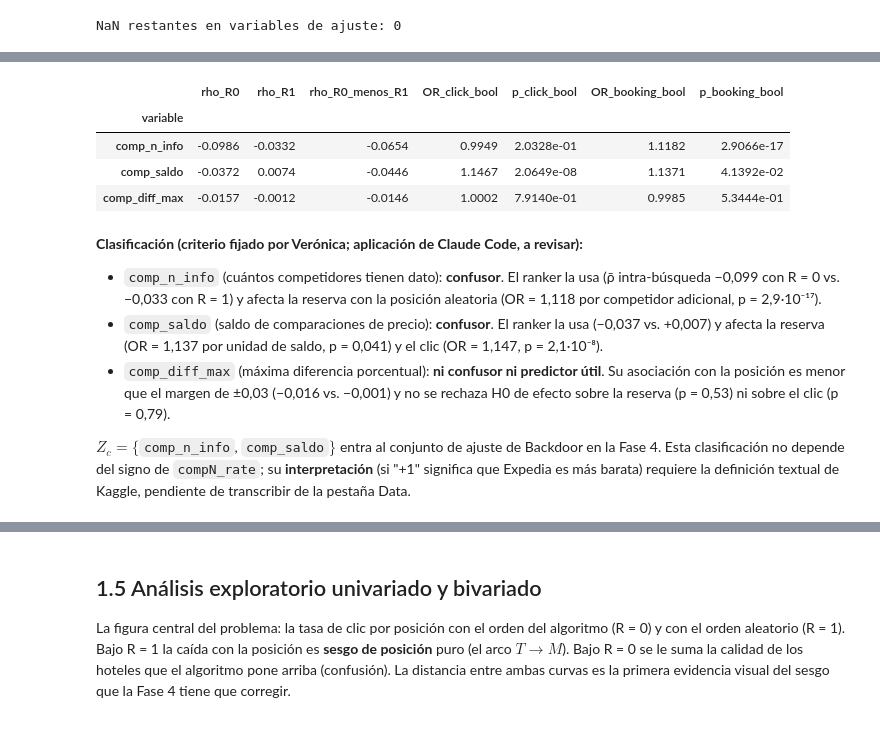
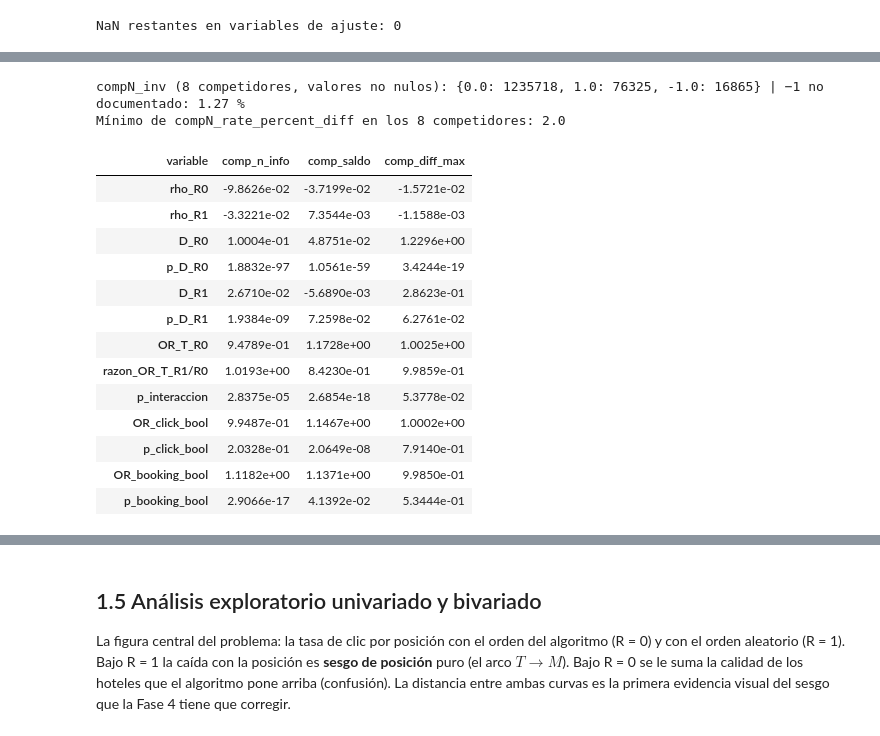
Before and after one commit to verolopezmar/TPI_Estadistica-avanzada-, a Jupyter notebook: notebooks/TP_Integrador_Final.ipynb, the cells around one changed output, grey strips where cells are left out. Saved outputs shown, nothing was run; the diff lists cells and outputs as text; code cells hidden in the pictures.

```diff
--- a/notebooks/TP_Integrador_Final.ipynb
+++ b/notebooks/TP_Integrador_Final.ipynb
@@ -417,46 +440,62 @@ comparaciones (`comp_saldo`) y máxima diferencia porcentual válida (`comp_diff
+# %%
+inv = pd.concat([df[f"comp{i}_inv"].value_counts() for i in range(1, 9)], axis=1).sum(axis=1)
+print(
+    "compN_inv (8 competidores, valores no nulos):",
+    inv.astype(int).to_dict(),
+    f"| −1 no documentado: {100 * inv.get(-1.0, 0) / inv.sum():.2f} %",
+)
+diff_min = min(df[f"comp{i}_rate_percent_diff"].min() for i in range(1, 9))
+print(f"Mínimo de compN_rate_percent_diff en los 8 competidores: {diff_min}")
+# %% [output]
+compN_inv (8 competidores, valores no nulos): {0.0: 1235718, 1.0: 76325, -1.0: 16865} | −1 no documentado: 1.27 %
+Mínimo de compN_rate_percent_diff en los 8 competidores: 2.0
 # %%
 df = agregar_competidores(df)
 df["log_pos"] = np.log(df["position"])
+ZH = "prop_starrating + prop_review_score + prop_location_score2 + log_precio_rel + promotion_flag"
 filas_zc = []
 for v in ["comp_n_info", "comp_saldo", "comp_diff_max"]:
-    r0 = resumir_rho(rho_intra_busqueda(df[df.random_bool == 0], v), v)
-    r1 = resumir_rho(rho_intra_busqueda(df[df.random_bool == 1], v), v)
+    fila = {"variable": v}
+    # (a) rho intra-búsqueda posición–Zc, por estrato
+    for r in (0, 1):
+        fila[f"rho_R{r}"] = resumir_rho(rho_intra_busqueda(df[df.random_bool == r], v), v).rho_medio
+    # (b) diferencia pareada top-5 − resto, por estrato
+    for r in (0, 1):
+        d = df[df.random_bool == r].dropna(subset=[v])
+        g = d.groupby(["srch_id", "top5"])[v].mean().unstack().dropna()
+        c = contraste_pareado(g[1] - g[0])
+        fila[f"D_R{r}"], fila[f"p_D_R{r}"] = c.diferencia, c.p_valor
+    # (c) interacción Zc × R en el logit de T, condicional a Zh
+    d = df.dropna(subset=[v])
+    f = smf.logit(f"top5 ~ {v}*random_bool + ({ZH})*random_bool", d).fit(
+        disp=0, cov_type="cluster", cov_kwds={"groups": d["srch_id"]}
+    )
+    fila["OR_T_R0"] = float(np.exp(f.params[v]))
+    fila["razon_OR_T_R1/R0"] = float(np.exp(f.params[f"{v}:random_bool"]))
+    fila["p_interaccion"] = float(f.pvalues[f"{v}:random_bool"])
+    # Zc -> Y (y -> M) con R = 1
     d1 = df[df.random_bool == 1].dropna(subset=[v])
-    fila = {
-        "variable": v,
-        "rho_R0": r0.rho_medio,
-        "rho_R1": r1.rho_medio,
-        "rho_R0_menos_R1": r0.rho_medio - r1.rho_medio,
-    }
     for y in ["click_bool", "booking_bool"]:
         f = smf.logit(
             f"{y} ~ {v} + log_pos + prop_starrating + prop_review_score + log_precio_rel", d1
         ).fit(disp=0, cov_type="cluster", cov_kwds={"groups": d1["srch_id"]})
         fila[f"OR_{y}"] = float(np.exp(f.params[v]))
         fila[f"p_{y}"] = float(f.pvalues[v])
     filas_zc.append(fila)
 tabla_zc = pd.DataFrame(filas_zc).set_index("variable")
-tabla_zc
+tabla_zc.T
 # %% [output]
-|  | rho_R0 | rho_R1 | rho_R0_menos_R1 | OR_click_bool | p_click_bool | OR_booking_bool | p_booking_bool |
-| variable |  |  |  |  |  |  |  |
-| comp_n_info | -0.0986 | -0.0332 | -0.0654 | 0.9949 | 2.0328e-01 | 1.1182 | 2.9066e-17 |
-| comp_saldo | -0.0372 | 0.0074 | -0.0446 | 1.1467 | 2.0649e-08 | 1.1371 | 4.1392e-02 |
-| comp_diff_max | -0.0157 | -0.0012 | -0.0146 | 1.0002 | 7.9140e-01 | 0.9985 | 5.3444e-01 |
+| variable | comp_n_info | comp_saldo | comp_diff_max |
+| rho_R0 | -9.8626e-02 | -3.7199e-02 | -1.5721e-02 |
+| rho_R1 | -3.3221e-02 | 7.3544e-03 | -1.1588e-03 |
+| D_R0 | 1.0004e-01 | 4.8751e-02 | 1.2296e+00 |
+| p_D_R0 | 1.8832e-97 | 1.0561e-59 | 3.4244e-19 |
+| D_R1 | 2.6710e-02 | -5.6890e-03 | 2.8623e-01 |
+| p_D_R1 | 1.9384e-09 | 7.2598e-02 | 6.2761e-02 |
+| OR_T_R0 | 9.4789e-01 | 1.1728e+00 | 1.0025e+00 |
+| razon_OR_T_R1/R0 | 1.0193e+00 | 8.4230e-01 | 9.9859e-01 |
+| p_interaccion | 2.8375e-05 | 2.6854e-18 | 5.3778e-02 |
+| OR_click_bool | 9.9487e-01 | 1.1467e+00 | 1.0002e+00 |
+| p_click_bool | 2.0328e-01 | 2.0649e-08 | 7.9140e-01 |
+| OR_booking_bool | 1.1182e+00 | 1.1371e+00 | 9.9850e-01 |
+| p_booking_bool | 2.9066e-17 | 4.1392e-02 | 5.3444e-01 |
-# %% [markdown]
-**Clasificación (criterio fijado por Verónica; aplicación de Claude Code, a revisar):**
-
-* `comp_n_info` (cuántos competidores tienen dato): **confusor**. El ranker la usa (ρ̄ intra-búsqueda
-  −0,099 con R = 0 vs. −0,033 con R = 1) y afecta la reserva con la posición aleatoria (OR = 1,118
-  por competidor adicional, p = 2,9·10⁻¹⁷).
-* `comp_saldo` (saldo de comparaciones de precio): **confusor**. El ranker la usa (−0,037 vs.
-  +0,007) y afecta la reserva (OR = 1,137 por unidad de saldo, p = 0,041) y el clic (OR = 1,147,
-  p = 2,1·10⁻⁸).
-* `comp_diff_max` (máxima diferencia porcentual): **ni confusor ni predictor útil**. Su
-  asociación con la posición es menor que el margen de ±0,03 (−0,016 vs. −0,001) y no se rechaza
-  H0 de efecto sobre la reserva (p = 0,53) ni sobre el clic (p = 0,79).
-
-$Z_c = \{$`comp_n_info`, `comp_saldo`$\}$ entra al conjunto de ajuste de Backdoor en la Fase 4.
-Esta clasificación no depende del signo de `compN_rate`; su **interpretación** (si "+1" significa
-que Expedia es más barata) requiere la definición textual de Kaggle, pendiente de transcribir de la
-pestaña Data.
```
Also changed, not shown: parts of 5 cells of this notebook, 15 other files.
